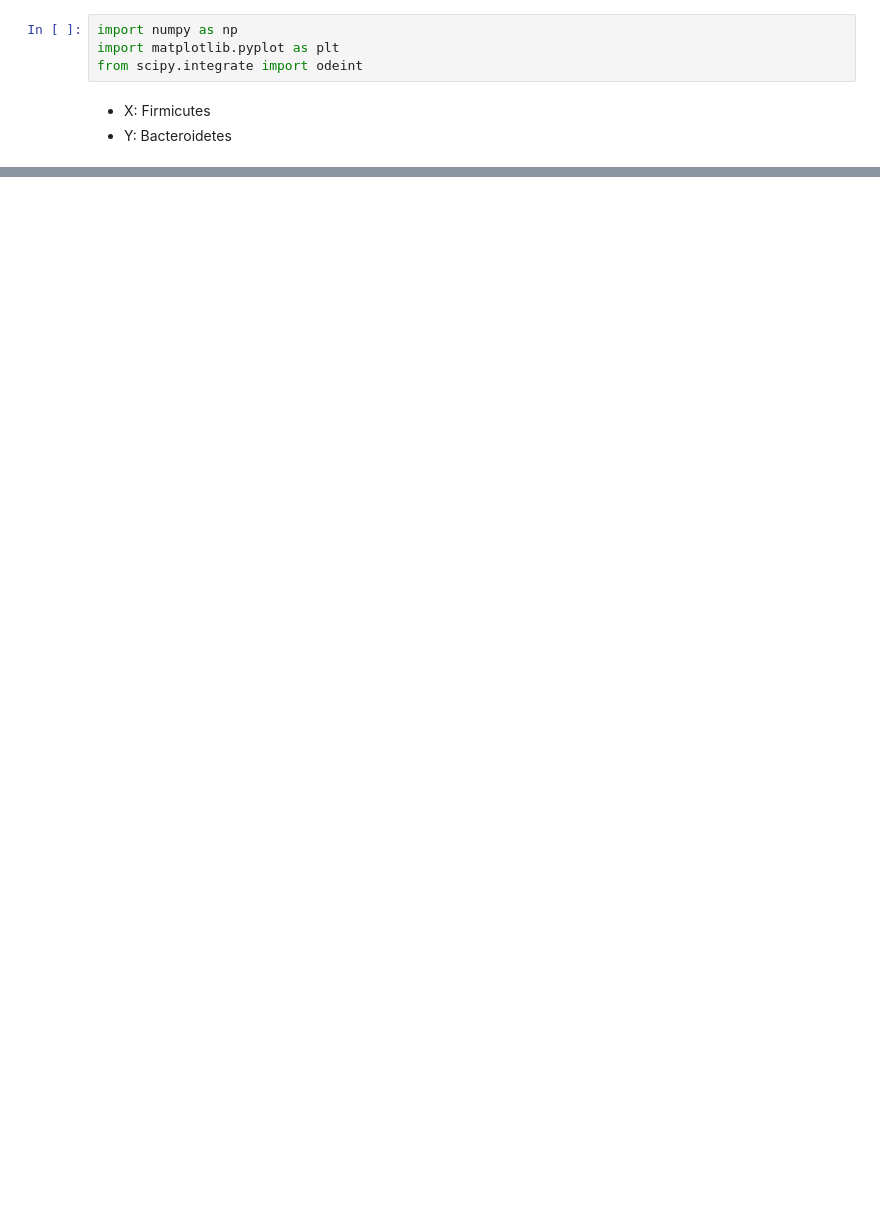
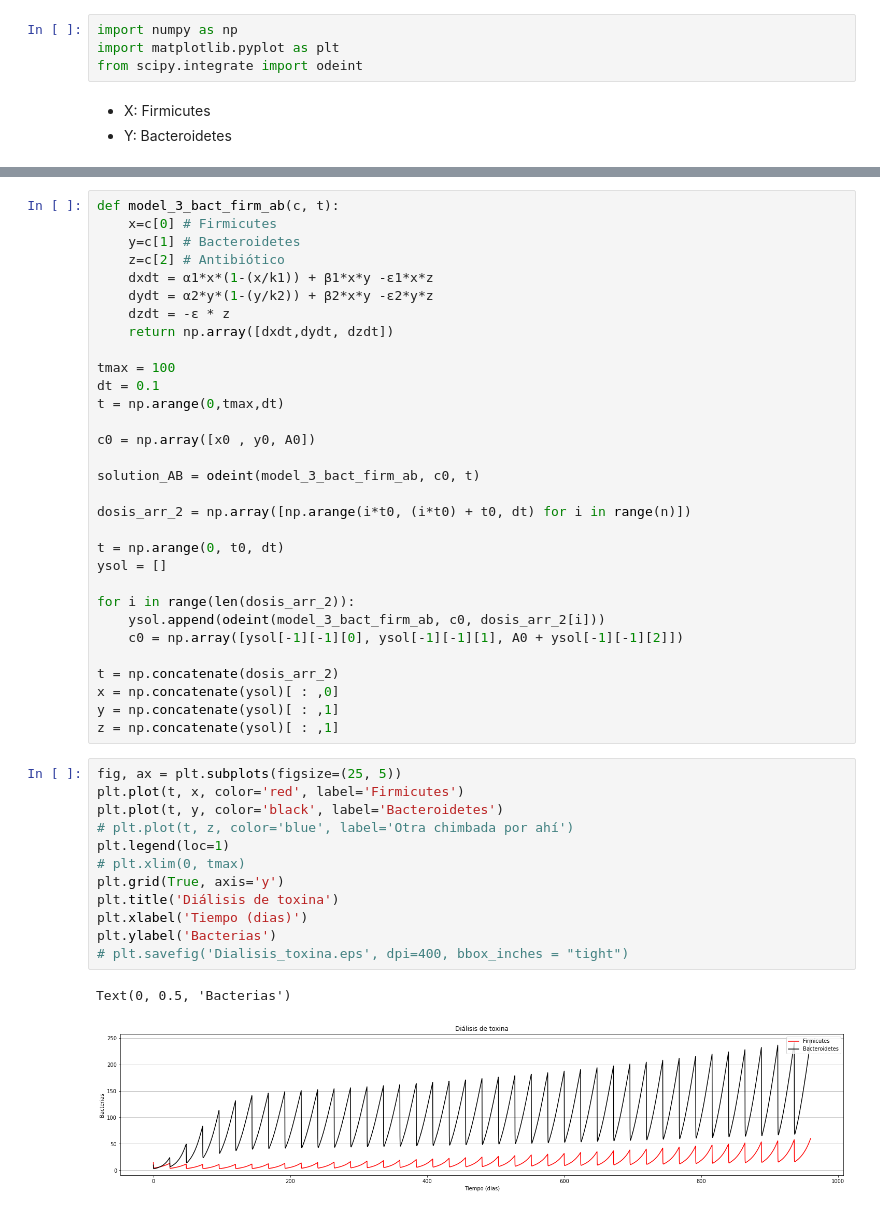
Before and after one commit to SergioPachonDotor/Proyectos_MAIBM, a Jupyter notebook: Proyecto_1/Simulaciones.ipynb, the cells around one changed output, grey strips where cells are left out. Saved outputs shown, nothing was run; the diff lists cells and outputs as text; blank space fills up the shorter version.

```diff
--- a/Proyecto_1/Simulaciones.ipynb
+++ b/Proyecto_1/Simulaciones.ipynb
@@ -55 +90,47 @@ Text(0, 0.5, 'Bacterias')
+# %%
+def model_3_bact_firm_ab(c, t):
+    x=c[0] # Firmicutes
+    y=c[1] # Bacteroidetes
+    z=c[2] # Antibiótico
+    dxdt = α1*x*(1-(x/k1)) + β1*x*y -ε1*x*z
+    dydt = α2*y*(1-(y/k2)) + β2*x*y -ε2*y*z
+    dzdt = -ε * z
+    return np.array([dxdt,dydt, dzdt])
+
+tmax = 100
+dt = 0.1
+t = np.arange(0,tmax,dt)
+
+c0 = np.array([x0 , y0, A0])
+
+solution_AB = odeint(model_3_bact_firm_ab, c0, t)
+
+dosis_arr_2 = np.array([np.arange(i*t0, (i*t0) + t0, dt) for i in range(n)])
+
+t = np.arange(0, t0, dt)
+ysol = []
+
+for i in range(len(dosis_arr_2)):
+    ysol.append(odeint(model_3_bact_firm_ab, c0, dosis_arr_2[i]))
+    c0 = np.array([ysol[-1][-1][0], ysol[-1][-1][1], A0 + ysol[-1][-1][2]])
+
+t = np.concatenate(dosis_arr_2)
+x = np.concatenate(ysol)[ : ,0]
+y = np.concatenate(ysol)[ : ,1]
+z = np.concatenate(ysol)[ : ,1]
+# %%
+fig, ax = plt.subplots(figsize=(25, 5))
+plt.plot(t, x, color='red', label='Firmicutes')
+plt.plot(t, y, color='black', label='Bacteroidetes')
+# plt.plot(t, z, color='blue', label='Otra chimbada por ahí')
+plt.legend(loc=1)
+# plt.xlim(0, tmax)
+plt.grid(True, axis='y')
+plt.title('Diálisis de toxina')
+plt.xlabel('Tiempo (dias)')
+plt.ylabel('Bacterias')
+# plt.savefig('Dialisis_toxina.eps', dpi=400, bbox_inches = "tight")
+# %% [output]
+Text(0, 0.5, 'Bacterias')
+[figure, added]
 # %%
```
Also changed, not shown: parts of 8 cells of this notebook, 1 other file.
